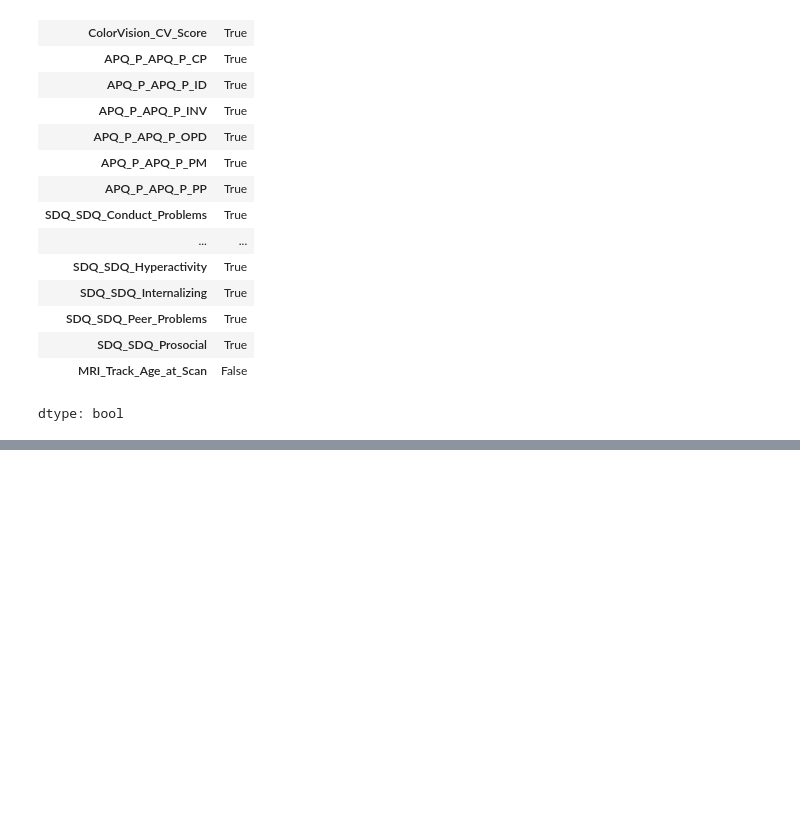
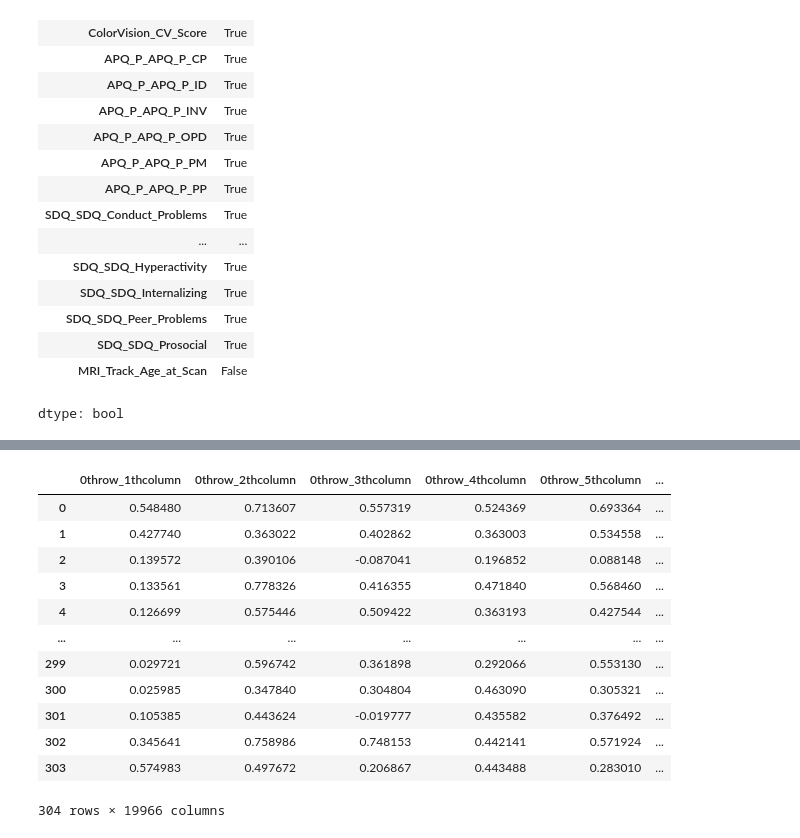
Before and after one commit to AngC1998/WiDS-Datathon-2025, a Jupyter notebook: WiDS_Datathon_2025.ipynb, the cells around one changed output, grey strips where cells are left out. Drawn from its saved outputs; the diff is of its cells as text; code cells hidden in the pictures; blank space fills up the shorter version.

```diff
--- a/WiDS_Datathon_2025.ipynb
+++ b/WiDS_Datathon_2025.ipynb
@@ -886,3 +1167,7 @@ test_quantitative_df.isna().any()
 | SDQ_SDQ_Prosocial | True |
 | MRI_Track_Age_at_Scan | False |
 dtype: bool
+# %%
+pre_test_df = pd.merge(test_categorical_df, test_functional_df, on='participant_id')
+pre_test_df = pd.merge(pre_test_df, test_quantitative_df, on='participant_id')
+pre_train_df
@@ -888,0 +1188,3 @@ dtype: bool
+# %%
+pre_test_df.drop(['participant_id', 'Basic_Demos_Enroll_Year', 'Basic_Demos_Study_Site'], axis=1, inplace=True)
+pre_test_df
@@ -888,0 +1205,9 @@ dtype: bool
+# %%
+pre_test_df['PreInt_Demos_Fam_Child_Ethnicity'] = pre_test_df['PreInt_Demos_Fam_Child_Ethnicity'].astype(pd.Int64Dtype())
+pre_test_df['PreInt_Demos_Fam_Child_Race'] = pre_test_df['PreInt_Demos_Fam_Child_Race'].astype(pd.Int64Dtype())
+pre_test_df['MRI_Track_Scan_Location'] = pre_test_df['MRI_Track_Scan_Location'].astype(pd.Int64Dtype())
+pre_test_df['Barratt_Barratt_P1_Edu'] = pre_test_df['Barratt_Barratt_P1_Edu'].astype(pd.Int64Dtype())
+pre_test_df['Barratt_Barratt_P1_Occ'] = pre_test_df['Barratt_Barratt_P1_Occ'].astype(pd.Int64Dtype())
+pre_test_df['Barratt_Barratt_P2_Edu'] = pre_test_df['Barratt_Barratt_P2_Edu'].astype(pd.Int64Dtype())
+pre_test_df['Barratt_Barratt_P2_Occ'] = pre_test_df['Barratt_Barratt_P2_Occ'].astype(pd.Int64Dtype())
+pre_test_df
@@ -888,0 +1228,23 @@ dtype: bool
+# %%
+test_df = pd.get_dummies(pre_test_df, columns=['PreInt_Demos_Fam_Child_Ethnicity',
+                                               'PreInt_Demos_Fam_Child_Race',
+                                               'MRI_Track_Scan_Location',
+                                               'Barratt_Barratt_P1_Edu',
+                                               'Barratt_Barratt_P1_Occ',
+                                               'Barratt_Barratt_P2_Edu',
+                                               'Barratt_Barratt_P2_Occ'], dummy_na=False)
+test_df
+# %% [output]
+|  | 0throw_1thcolumn | 0throw_2thcolumn | 0throw_3thcolumn | 0throw_4thcolumn | 0throw_5thcolumn | ... |
+| 0 | 0.548480 | 0.713607 | 0.557319 | 0.524369 | 0.693364 | ... |
+| 1 | 0.427740 | 0.363022 | 0.402862 | 0.363003 | 0.534558 | ... |
+| 2 | 0.139572 | 0.390106 | -0.087041 | 0.196852 | 0.088148 | ... |
+| 3 | 0.133561 | 0.778326 | 0.416355 | 0.471840 | 0.568460 | ... |
+| 4 | 0.126699 | 0.575446 | 0.509422 | 0.363193 | 0.427544 | ... |
+| ... | ... | ... | ... | ... | ... | ... |
+| 299 | 0.029721 | 0.596742 | 0.361898 | 0.292066 | 0.553130 | ... |
+| 300 | 0.025985 | 0.347840 | 0.304804 | 0.463090 | 0.305321 | ... |
+| 301 | 0.105385 | 0.443624 | -0.019777 | 0.435582 | 0.376492 | ... |
+| 302 | 0.345641 | 0.758986 | 0.748153 | 0.442141 | 0.571924 | ... |
+| 303 | 0.574983 | 0.497672 | 0.206867 | 0.443488 | 0.283010 | ... |
+304 rows × 19966 columns
```
Also changed, not shown: parts of 24 cells of this notebook.
